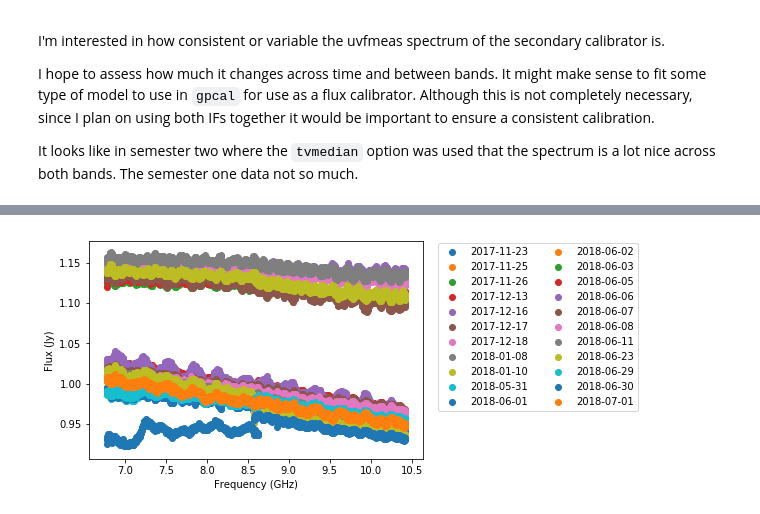
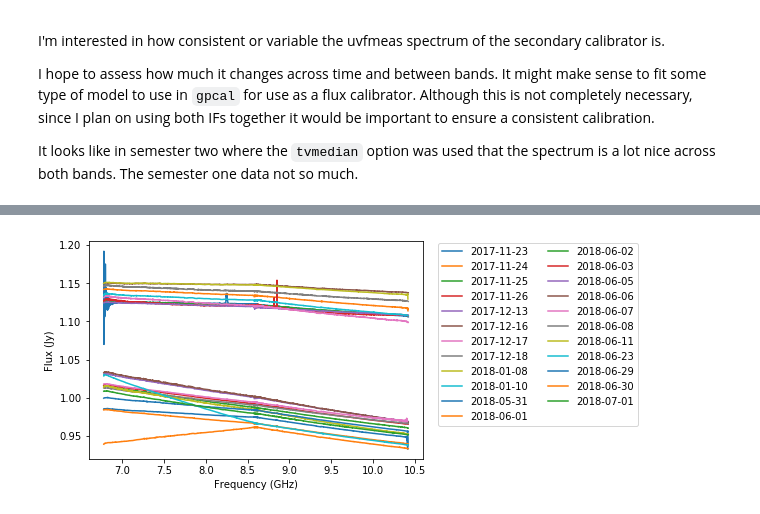
Before and after one commit to tjgalvin/C3171_Reduction, a Jupyter notebook: Notebooks/Secondary_uvfmeas_Inspection.ipynb, the cells around one changed output, grey strips where cells are left out. Drawn from its saved outputs; the diff is of its cells as text; code cells hidden in the pictures.

```diff
--- a/Notebooks/Secondary_uvfmeas_Inspection.ipynb
+++ b/Notebooks/Secondary_uvfmeas_Inspection.ipynb
@@ -66,17 +66,17 @@ fig.show()
 # %%
 fig, ax = plt.subplots(1,1)
 
 for index, _ in df_7.groupby('date'):
     mask1 = df_7['date'] == index
     mask2 = df_9['date'] == index
 
-    ax.scatter(pd.concat([df_7.loc[mask1, 'nu'], df_9.loc[mask2, 'nu']]),
+    ax.plot(pd.concat([df_7.loc[mask1, 'nu'], df_9.loc[mask2, 'nu']]),
                pd.concat([df_7.loc[mask1, 's_nu'], df_9.loc[mask2, 's_nu']]),
               label=index)
 
 ax.set(xlabel='Frequency (GHz)', ylabel='Flux (Jy)')
 
 fig.legend(ncol=2,bbox_to_anchor=(1.4, 0.9))
 fig.show()
 # %% [output]
-[figure, old version]
+[figure, new version]
```
Also changed, not shown: parts of 7 cells of this notebook, 1 other file.
